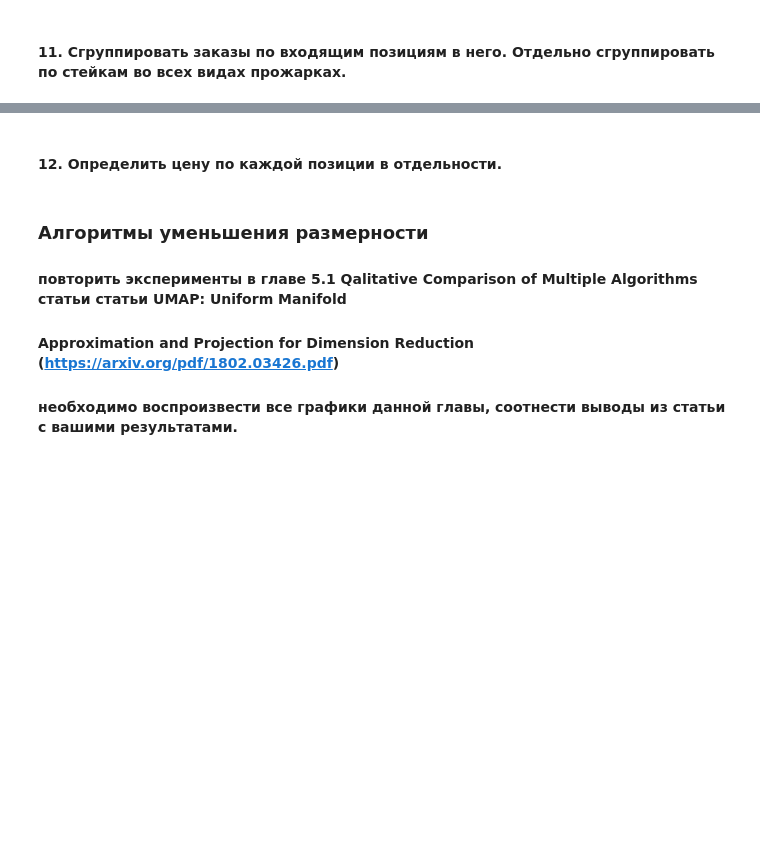
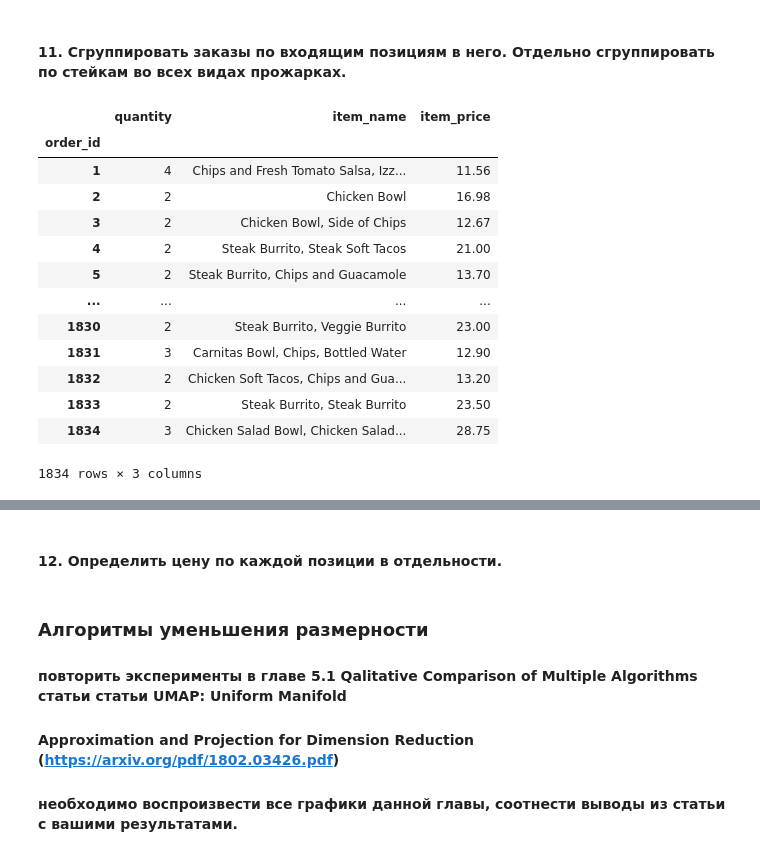
Before and after one commit to JuliaKil/intelligent-systems, a Jupyter notebook: Pandas&DimensionalityReduction.ipynb, the cells around one changed output, grey strips where cells are left out. Saved outputs shown, nothing was run; the diff lists cells and outputs as text; code cells hidden in the pictures; blank space fills up the shorter version.

```diff
--- a/Pandas&DimensionalityReduction.ipynb
+++ b/Pandas&DimensionalityReduction.ipynb
@@ -120,3 +121,22 @@ df.head()
 | 4 | 2 | 2 | Chicken Bowl | [Tomatillo-Red Chili Salsa (Hot),... | 16.98 | 1215.77 |
 # %% [markdown]
 #### 11. Сгруппировать заказы по входящим позициям в него. Отдельно сгруппировать по стейкам во всех видах прожарках.
+# %%
+df.groupby('order_id').agg({'quantity':np.sum,
+                            'item_name': lambda x: ", ".join(x),
+                            'item_price':np.sum})
+# %% [output]
+|  | quantity | item_name | item_price |
+| order_id |  |  |  |
+| 1 | 4 | Chips and Fresh Tomato Salsa, Izz... | 11.56 |
+| 2 | 2 | Chicken Bowl | 16.98 |
+| 3 | 2 | Chicken Bowl, Side of Chips | 12.67 |
+| 4 | 2 | Steak Burrito, Steak Soft Tacos | 21.00 |
+| 5 | 2 | Steak Burrito, Chips and Guacamole | 13.70 |
+| ... | ... | ... | ... |
+| 1830 | 2 | Steak Burrito, Veggie Burrito | 23.00 |
+| 1831 | 3 | Carnitas Bowl, Chips, Bottled Water | 12.90 |
+| 1832 | 2 | Chicken Soft Tacos, Chips and Gua... | 13.20 |
+| 1833 | 2 | Steak Burrito, Steak Burrito | 23.50 |
+| 1834 | 3 | Chicken Salad Bowl, Chicken Salad... | 28.75 |
+1834 rows × 3 columns
```
Also changed, not shown: parts of 2 cells of this notebook, 1 other file.
